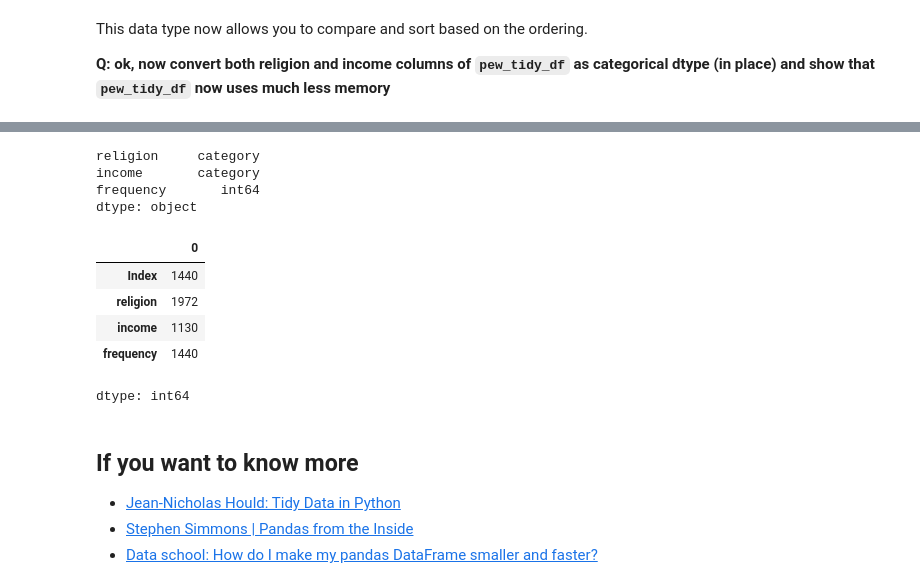
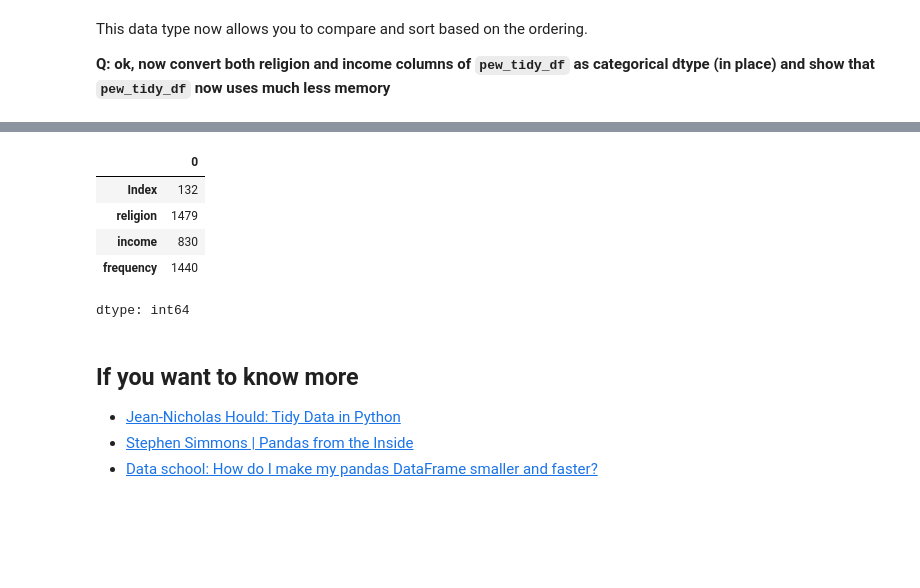
Before and after one commit to Sammers45/Brain-Tumor-Detection, a Jupyter notebook: docs/m06-data/lab06.ipynb, the cells around one changed output, grey strips where cells are left out. Drawn from its saved outputs; the diff is of its cells as text; code cells hidden in the pictures; blank space fills up the shorter version.

```diff
--- a/docs/m06-data/lab06.ipynb
+++ b/docs/m06-data/lab06.ipynb
@@ -192,26 +181,48 @@ dtype: int64
-# %%
-# Define categorical order for income and religion
-income_categories = ["Don't know/refused", '<$10k', '$10-20k', '$20-30k', '$30-40k',
-                     '$40-50k', '$50-75k', '$75-100k', '$100-150k', '>150k']
-income_type = CategoricalDtype(categories=income_categories, ordered=True)
-
-# Convert religion and income columns to categorical dtype (in-place)
-pew_tidy_df['income'] = pew_tidy_df['income'].astype(income_type)
-pew_tidy_df['religion'] = pew_tidy_df['religion'].astype('category')
-# %% [output]
-religion     category
-income       category
-frequency       int64
-dtype: object
-# %%
-pew_tidy_df.memory_usage(deep=True)
-# %% [output]
-|  | 0 |
-| Index | 1440 |
-| religion | 1972 |
-| income | 1130 |
-| frequency | 1440 |
-dtype: int64
+# %%
+# YOUR SOLUTION HERE
+
+# Converting Income data type into category data type
+pew_tidy_df.income = pew_tidy_df.income.astype('category')
+
+## USing CategoricalDtype for religion feature
+religion_type = CategoricalDtype(
+    categories=[
+        "Agnostic",
+        "Atheist",
+        "Buddhist",
+        "Catholic",
+        "Don't know/refused",
+        "Evangelical Prot",
+        "Hindu",
+        "Historically Black Prot",
+        "Jehovah's Witness",
+        "Jewish",
+        "Mainline Prot",
+        "Mormon",
+        "Muslim",
+        "Orthodox",
+        "Other Christian",
+        "Other Faiths",
+        "Other World Religions",
+        "Unaffiliated"
+    ],
+    ordered=True
+)
+
+pew_tidy_df.religion = pew_tidy_df.religion.astype('category')
+
+# Remove unused categories to optimize the memory usage
+pew_tidy_df["religion"] = pew_tidy_df["religion"].cat.remove_unused_categories()
+pew_tidy_df["income"] = pew_tidy_df["income"].cat.remove_unused_categories()
+
+pew_tidy_df.memory_usage(deep=True)
+# %% [output]
+|  | 0 |
+| Index | 132 |
+| religion | 1479 |
+| income | 830 |
+| frequency | 1440 |
+dtype: int64
 # %% [markdown]
 ## If you want to know more
 
```
Also changed, not shown: parts of 10 cells of this notebook.
